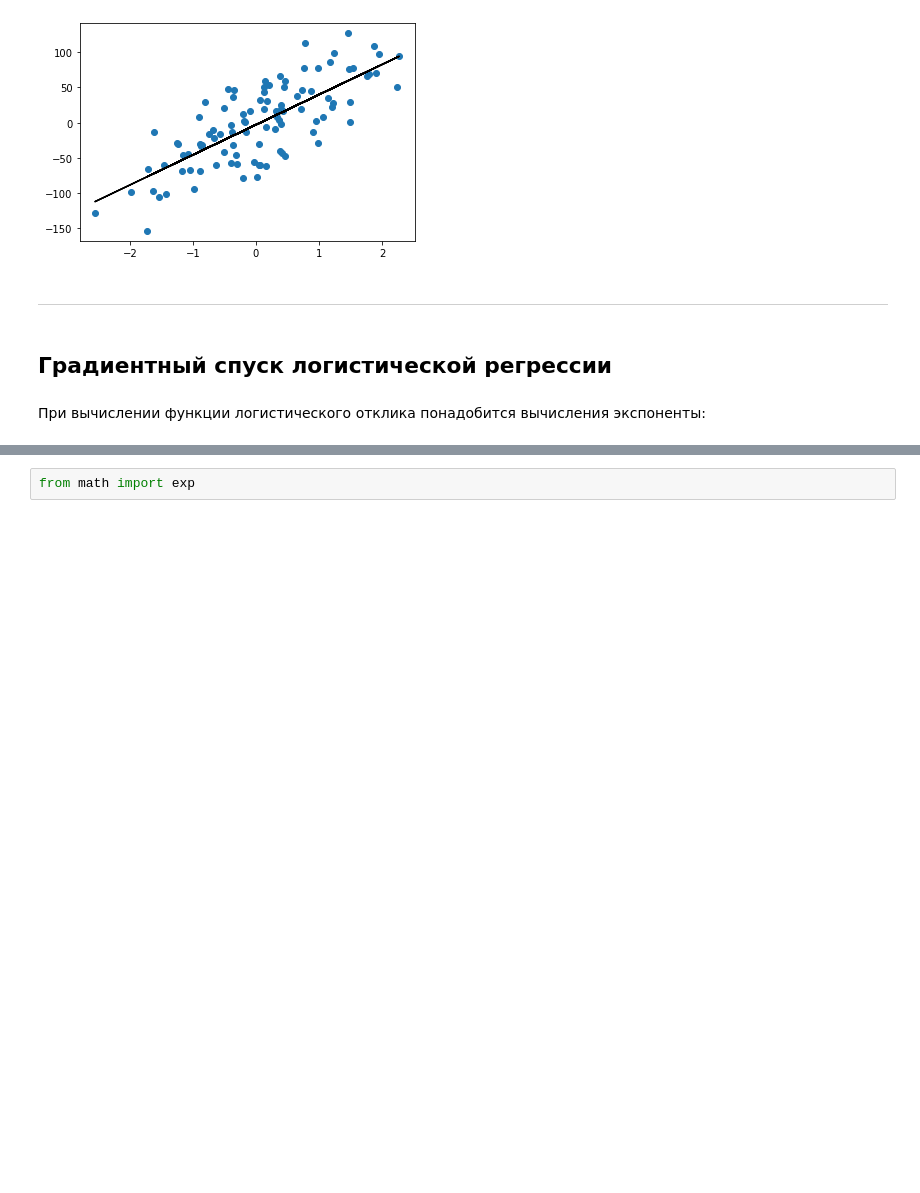
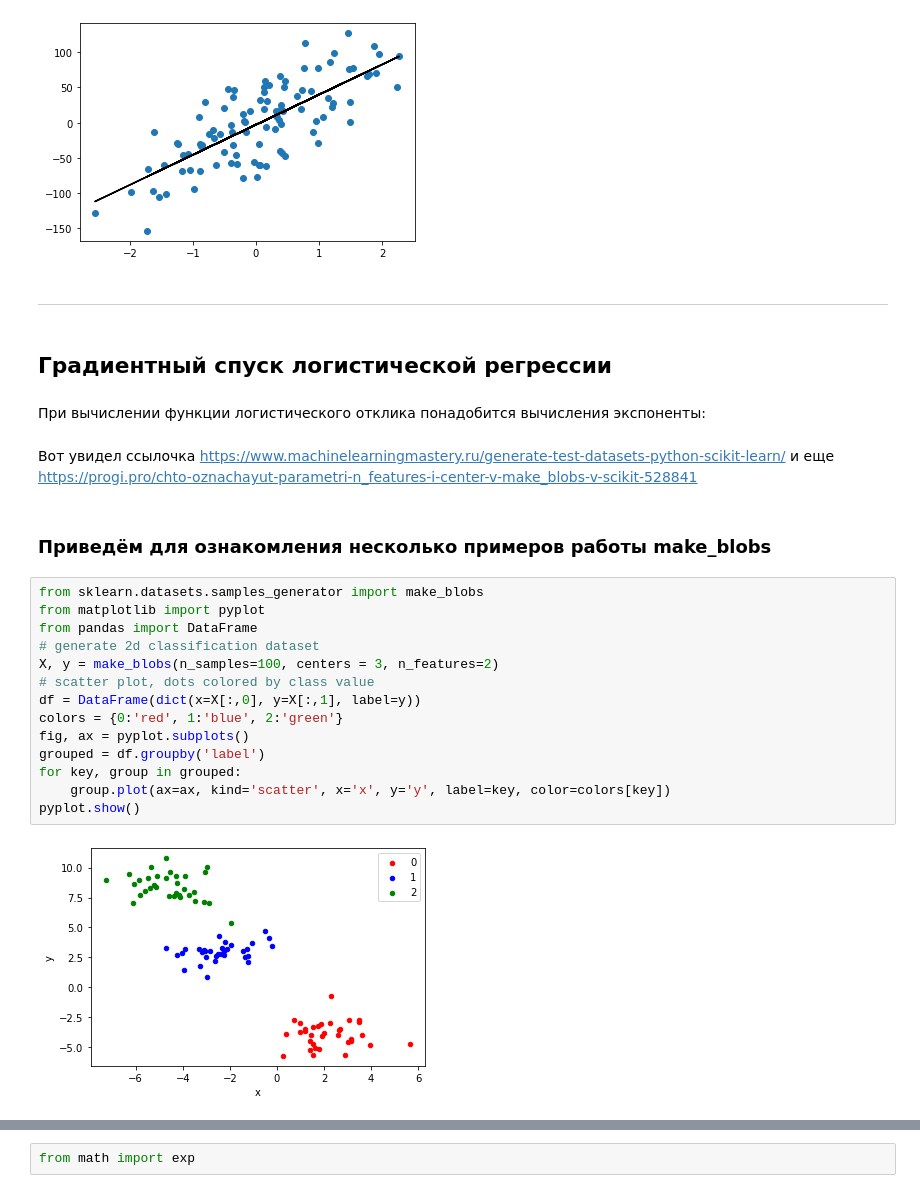
Before and after one commit to dizel0110/netology_machine_learning, a Jupyter notebook: Gradient_descent_LC_LR.ipynb, the cells around one changed output, grey strips where cells are left out. Cells and saved outputs as stored; diff of their text form; blank space fills up the shorter version.

```diff
--- a/Gradient_descent_LC_LR.ipynb
+++ b/Gradient_descent_LC_LR.ipynb
@@ -141,3 +145,24 @@ SGDRegressor(alpha=0.01, average=False, early_stopping=False, epsilon=0.1,
 ## Градиентный спуск логистической регрессии
 # %% [markdown]
 При вычислении функции логистического отклика понадобится вычисления экспоненты:
+# %% [markdown]
+Вот увидел ссылочка https://www.machinelearningmastery.ru/generate-test-datasets-python-scikit-learn/
+и еще https://progi.pro/chto-oznachayut-parametri-n_features-i-center-v-make_blobs-v-scikit-528841
+# %% [markdown]
+### Приведём для ознакомления несколько примеров работы make_blobs
+# %%
+from sklearn.datasets.samples_generator import make_blobs
+from matplotlib import pyplot
+from pandas import DataFrame
+# generate 2d classification dataset
+X, y = make_blobs(n_samples=100, centers = 3, n_features=2)
+# scatter plot, dots colored by class value
+df = DataFrame(dict(x=X[:,0], y=X[:,1], label=y))
+colors = {0:'red', 1:'blue', 2:'green'}
+fig, ax = pyplot.subplots()
+grouped = df.groupby('label')
+for key, group in grouped:
+    group.plot(ax=ax, kind='scatter', x='x', y='y', label=key, color=colors[key])
+pyplot.show()
+# %% [output]
+[figure, added]
```
Also changed, not shown: parts of 36 cells of this notebook.
